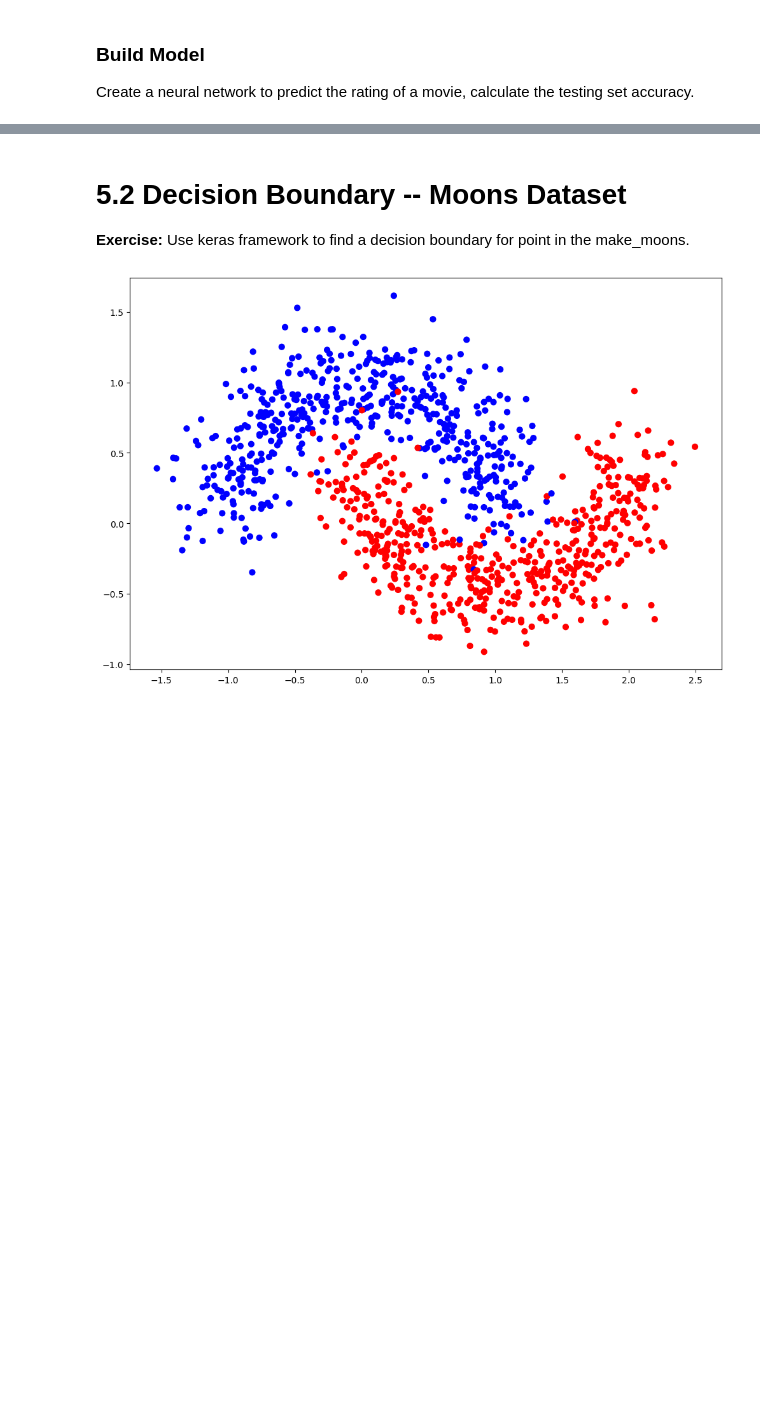
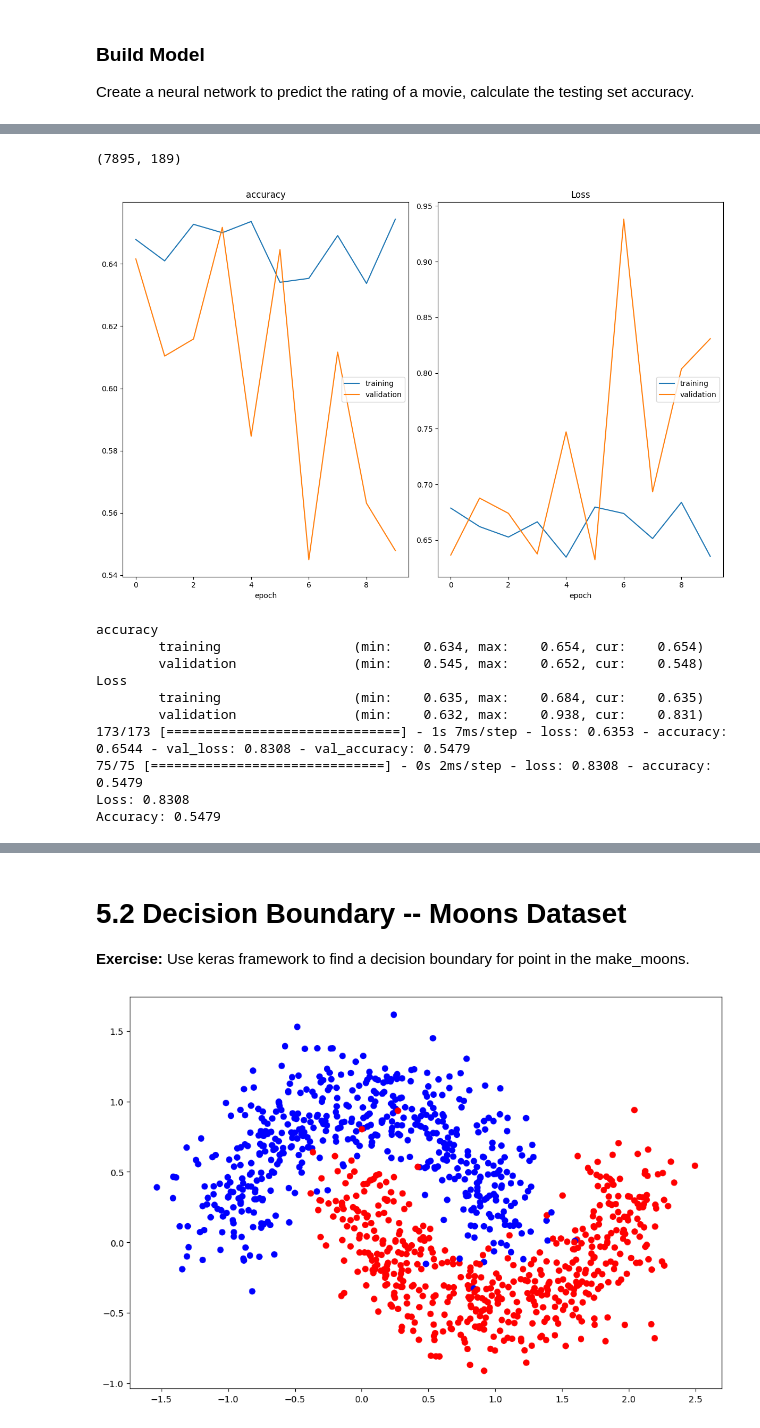
Before and after one commit to AnguieGarciaB/topicosanalitica, a Jupyter notebook: exercises/E5-NeuralNetworksKeras.ipynb, the cells around one changed output, grey strips where cells are left out. Cells and saved outputs as stored; diff of their text form; code cells hidden in the pictures; blank space fills up the shorter version.

```diff
--- a/exercises/E5-NeuralNetworksKeras.ipynb
+++ b/exercises/E5-NeuralNetworksKeras.ipynb
@@ -190,0 +370,2 @@ from livelossplot import PlotLossesKeras
+# %%
+X_train, X_test, y_train, y_test = train_test_split(X_combined_pad, y, test_size = 0.3, random_state = 18)
@@ -190,0 +388,9 @@ from livelossplot import PlotLossesKeras
+# %%
+from sklearn.ensemble import RandomForestRegressor, RandomForestClassifier
+from sklearn.metrics import r2_score, roc_auc_score
+
+clf = RandomForestClassifier(n_jobs=-1, n_estimators=150, max_depth=15, random_state=42)
+clf.fit(X_train, y_train)
+y_pred = clf.predict(X_test)
+accuracy = accuracy_score(y_test, y_pred)
+print("Accuracy:", accuracy)
@@ -190,0 +399,7 @@ from livelossplot import PlotLossesKeras
+# %%
+from xgboost import XGBClassifier
+clf = XGBClassifier()
+clf.fit(X_train, y_train)
+y_pred = clf.predict(X_test)
+accuracy = accuracy_score(y_test, y_pred)
+print("Accuracy:", accuracy)
@@ -190,0 +428,48 @@ from livelossplot import PlotLossesKeras
+# %%
+X_combined_pad.shape
+# %% [output]
+(7895, 189)
+# %%
+from tensorflow.keras.models import Sequential
+from tensorflow.keras.layers import Dense
+
+# Crear el modelo
+model = Sequential()
+
+# Agregar la capa de entrada
+model.add(Dense(64, activation='relu', input_shape=(189,)))
+
+# Agregar una capa oculta
+model.add(Dense(32, activation='relu'))
+
+# Agregar la capa de salida con activación sigmoide para problemas de clasificación binaria
+model.add(Dense(1, activation='sigmoid'))
+
+# Compilar el modelo con binary crossentropy como función de pérdida y optimizador 'adam'
+model.compile(loss='binary_crossentropy', optimizer='adam', metrics=['accuracy'])
+
+# Resumen del modelo
+model.summary()
+
+model.fit(X_train, y_train, validation_data=[X_test, y_test],
+          batch_size=32, epochs=10, verbose=1,
+          callbacks=[PlotLossesKeras()])
+
+# Evaluar el modelo en el conjunto de test
+loss, accuracy = model.evaluate(X_test, y_test)
+
+# Imprimir la pérdida y la precisión en el conjunto de test
+print(f'Loss: {loss:.4f}')
+print(f'Accuracy: {accuracy:.4f}')
+# %% [output]
+[figure, added]
+accuracy
+        training                 (min:    0.634, max:    0.654, cur:    0.654)
+        validation               (min:    0.545, max:    0.652, cur:    0.548)
+Loss
+        training                 (min:    0.635, max:    0.684, cur:    0.635)
+        validation               (min:    0.632, max:    0.938, cur:    0.831)
+173/173 [==============================] - 1s 7ms/step - loss: 0.6353 - accuracy: 0.6544 - val_loss: 0.8308 - val_accuracy: 0.5479
+75/75 [==============================] - 0s 2ms/step - loss: 0.8308 - accuracy: 0.5479
+Loss: 0.8308
+Accuracy: 0.5479
```
Also changed, not shown: parts of 52 cells of this notebook.
